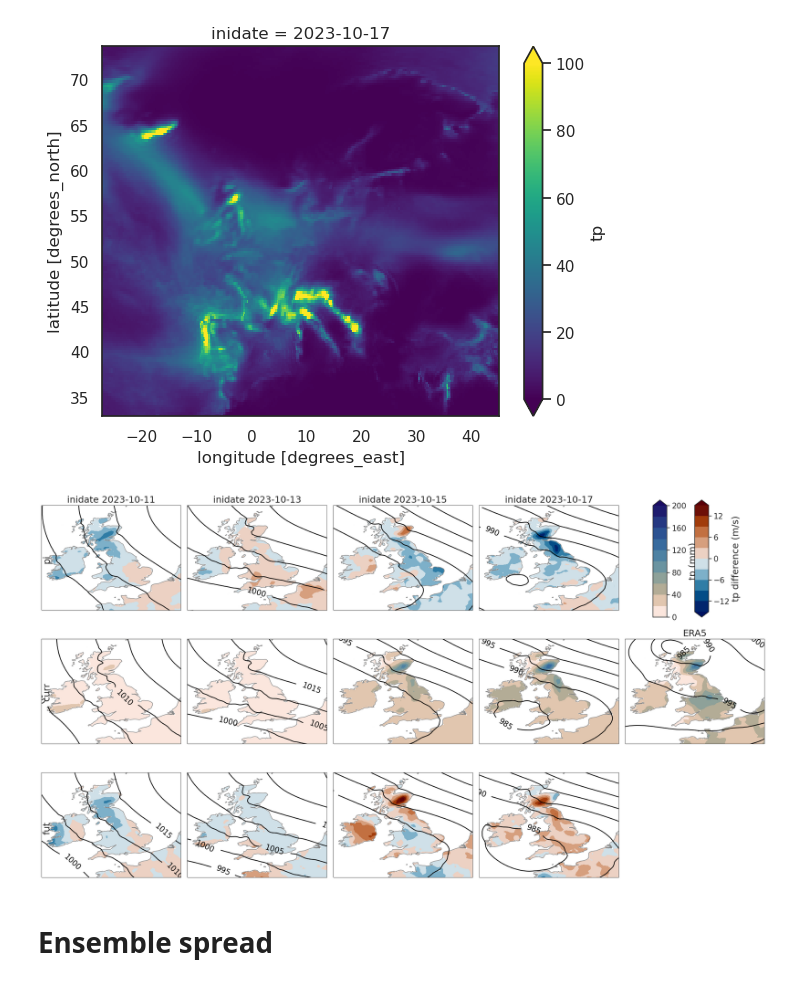
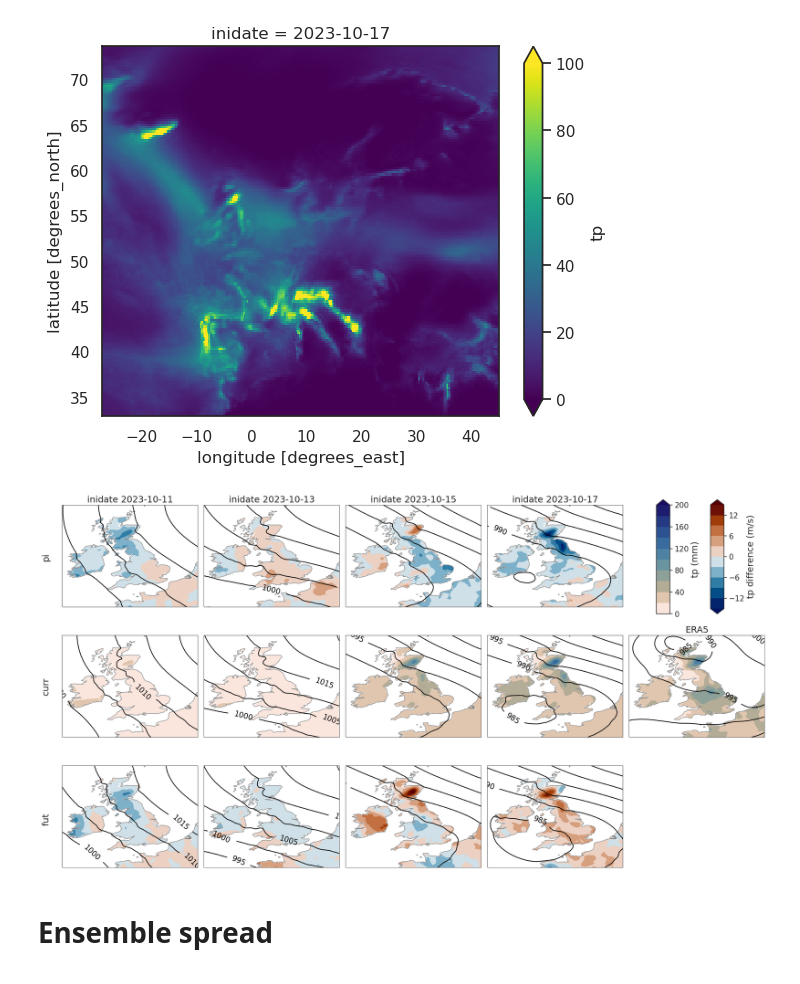
Before and after one commit to shirin-ermis/Storm_Babet, a Jupyter notebook: notebooks/03_total_precip.ipynb, the cells around one changed output. Drawn from its saved outputs; the diff is of its cells as text; code cells hidden in the pictures.

Commit message:
plot layout

```diff
--- a/notebooks/03_total_precip.ipynb
+++ b/notebooks/03_total_precip.ipynb
@@ -362,38 +362,38 @@ ax.set_extent(uk, projection)
 ax.add_feature(cfeature.COASTLINE.with_scale('50m'), color = 'grey', zorder = 14)
 ax.add_feature(cfeature.OCEAN, zorder=12, color = 'white')  #zorder > 10
 
 # tp as shading
 clevs_tp = np.linspace(tp_min, tp_max, 11)  # 17
 cf = ax.contourf(longitude, latitude, tp_vals, clevs_tp, cmap=cm.lapaz_r,
                 transform=projection, zorder = 10, extend = 'max')
 
 # isobars as contours
 clevs_p = np.arange(p_min, p_max, 5)
 cs = ax.contour(longitude, latitude, p_vals, clevs_p, colors='black',
                 transform=projection, zorder = 16)
 plt.clabel(cs, fmt='%d', fontsize=fs-3)
 ax.set_title("ERA5", size = fs)
 
 # Other figure settings -----------------
 ax = plt.subplot(3,5,5)
 ax.axis('off')  # removes subplot frame
 cax = ax.inset_axes([0.2, 0.02, 0.1, 0.95])  # creates inset, [x0,y0, width, height]
 cbar = fig.colorbar(cf, cax=cax, label='tp (mm)', extend = 'max', shrink=0.8)
 cbar.set_label(label='tp (mm)', size=fs)
 cbar.ax.tick_params(labelsize=fs-3)
 
-cax_diff = ax.inset_axes([0.5, 0.02, 0.1, 0.95])  # creates inset, [x0,y0, width, height]
+cax_diff = ax.inset_axes([0.6, 0.02, 0.1, 0.95])  # creates inset, [x0,y0, width, height]
 cbar_diff = fig.colorbar(cf_diff, cax=cax_diff, label='tp difference (mm)', extend = 'both', shrink=0.8)
 cbar_diff.set_label(label='tp difference (m/s)', size=fs)
 cbar_diff.ax.tick_params(labelsize=fs-3)
-plt.figtext(0.01, 0.82, 'pi', rotation='vertical', size=fs)
-plt.figtext(0.01, 0.48, 'curr', rotation='vertical', size=fs)
-plt.figtext(0.01, 0.15, 'fut', rotation='vertical', size=fs)
+plt.figtext(-0.02, 0.82, 'pi', rotation='vertical', size=fs)
+plt.figtext(-0.02, 0.48, 'curr', rotation='vertical', size=fs)
+plt.figtext(-0.02, 0.15, 'fut', rotation='vertical', size=fs)
 plt.tight_layout()
 
 # plt.savefig('figures/03_tp_.png')
 # %% [output]
-[figure, old version]
+[figure, new version]
 # %% [markdown]
 # Ensemble spread
 # %%
```
